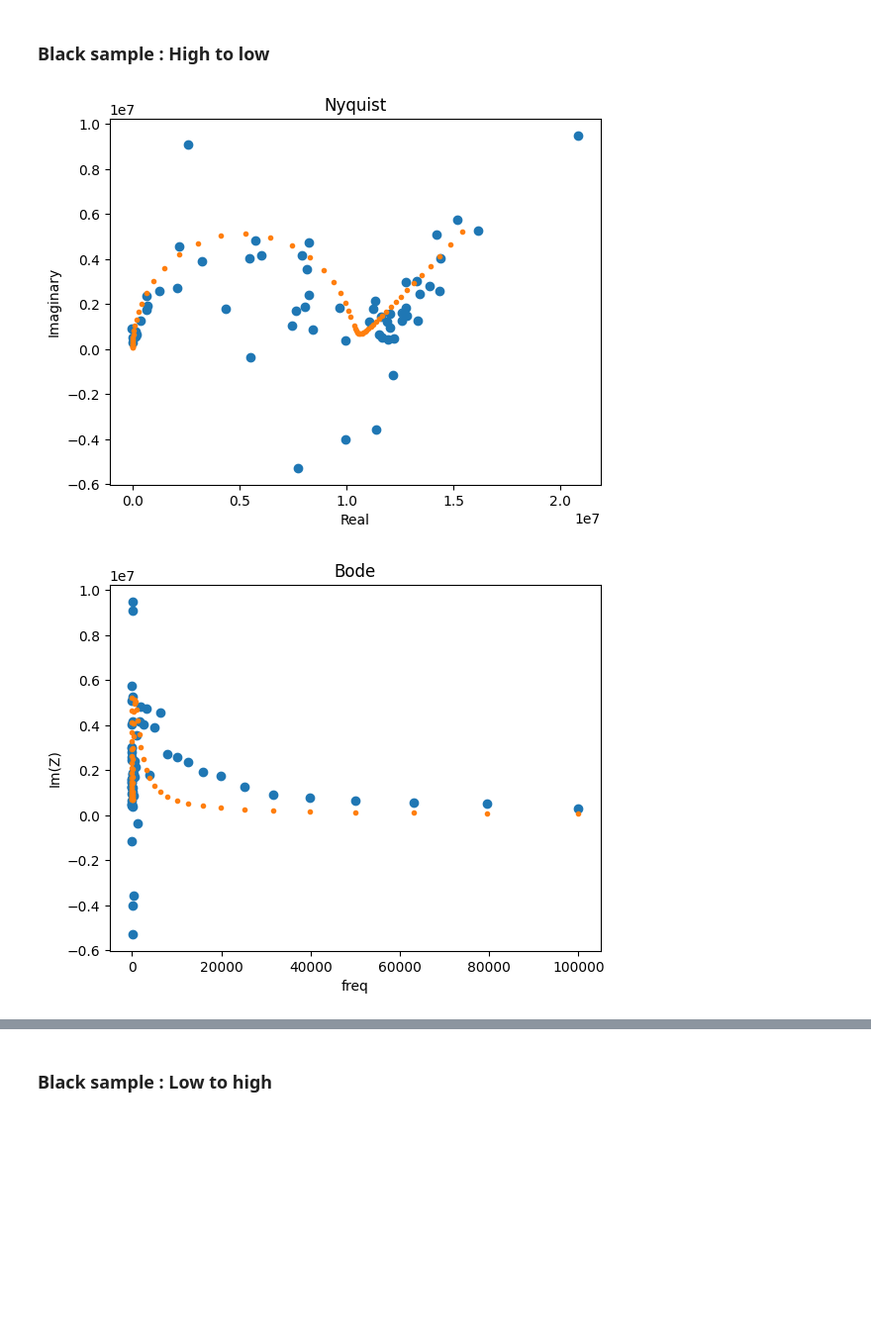
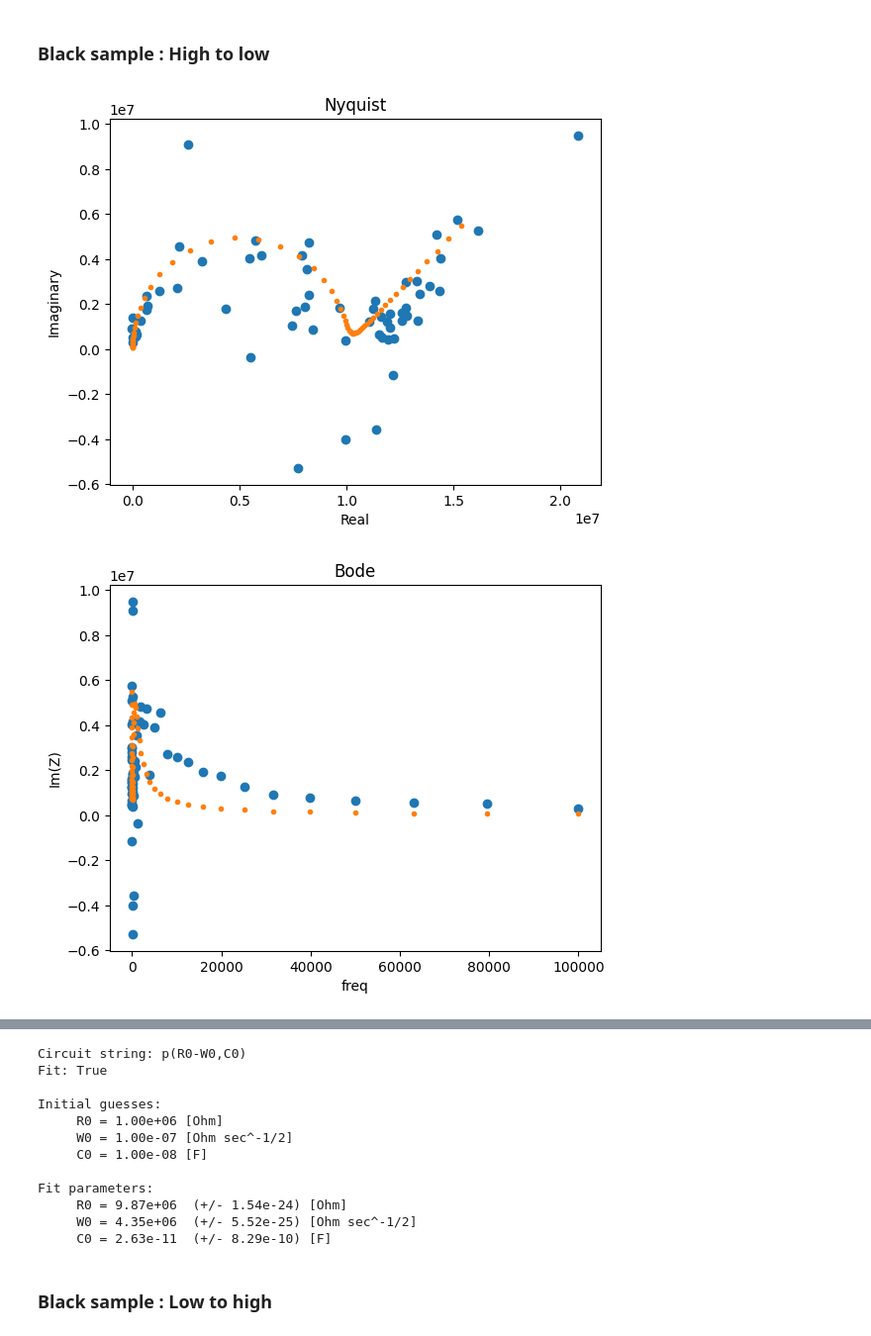
Before and after one commit to beepmo/gator, a Jupyter notebook: data/06-24/litao3EISBB.ipynb, the cells around one changed output, grey strips where cells are left out. Shown at 99% size. Saved outputs shown, nothing was run; the diff lists cells and outputs as text; code cells hidden in the pictures; blank space fills up the shorter version.

```diff
--- a/data/06-24/litao3EISBB.ipynb
+++ b/data/06-24/litao3EISBB.ipynb
@@ -129,35 +158,36 @@ plt.show()
 ### Black sample : High to low
 # %%
 freqs, Z = preprocessing.readZPlot('LiTao3_Blackhtol.z')
-freqs, Z = np.delete(freqs, 32), np.delete(Z, 32) # remove 1 noise point (argmin(Z.imag))
 
 circuit = 'p(R0-W0,C0)'
 init = [10**6, 10**-7, 10**-8]
 
 circuit = CustomCircuit(circuit, initial_guess=init)
 circuit.fit(freqs, Z)
 Z_fit = circuit.predict(freqs)
 
 plt.plot(Z.real, -Z.imag, 'o')
 plt.plot(Z_fit.real, -Z_fit.imag, '.')
 plt.ylabel('Imaginary')
 plt.xlabel('Real')
 plt.title('Nyquist')
 plt.show()
 
 plt.plot(freqs, -Z.imag, 'o')
 plt.plot(freqs, -Z_fit.imag, '.')
 plt.ylabel('Im(Z)')
 plt.xlabel('freq')
 plt.title('Bode')
 plt.show()
 
 plt.plot(freqs, Z.real, 'o')
 plt.plot(freqs, Z_fit.real, '.')
 plt.ylabel('Re(Z)')
 plt.xlabel('freq')
 plt.title('Bode')
 plt.show()
+
+print(circuit)
 # %% [output]
-[figure, old version]
+[figure, new version]
-[figure, old version]
+[figure, new version]
@@ -165,3 +195,15 @@ plt.show()
+Circuit string: p(R0-W0,C0)
+Fit: True
+
+Initial guesses:
+     R0 = 1.00e+06 [Ohm]
+     W0 = 1.00e-07 [Ohm sec^-1/2]
+     C0 = 1.00e-08 [F]
+
+Fit parameters:
+     R0 = 9.87e+06  (+/- 1.54e-24) [Ohm]
+     W0 = 4.35e+06  (+/- 5.52e-25) [Ohm sec^-1/2]
+     C0 = 2.63e-11  (+/- 8.29e-10) [F]
 # %% [markdown]
 ### Black sample : Low to high
 # %%
```
Also changed, not shown: parts of 7 cells of this notebook.
